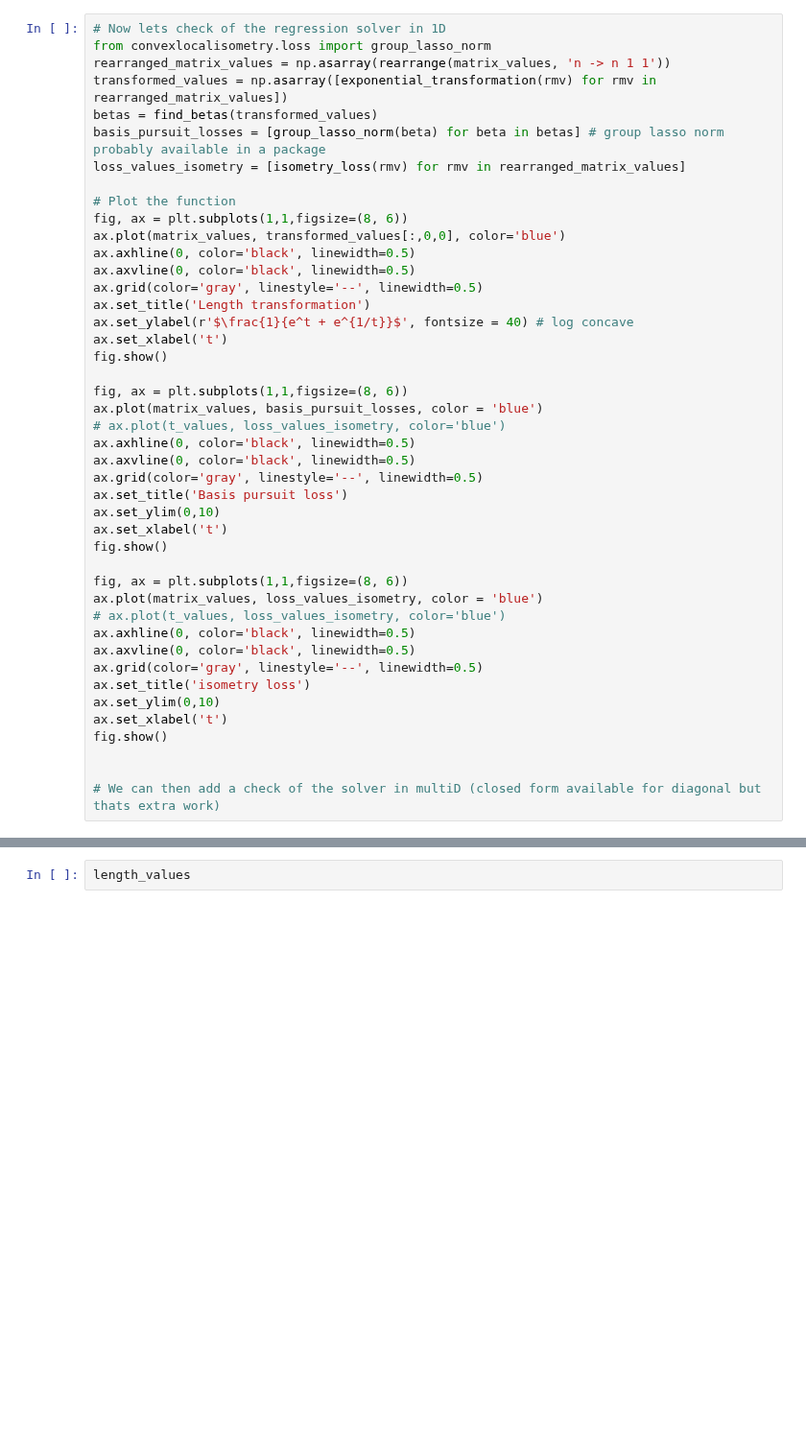
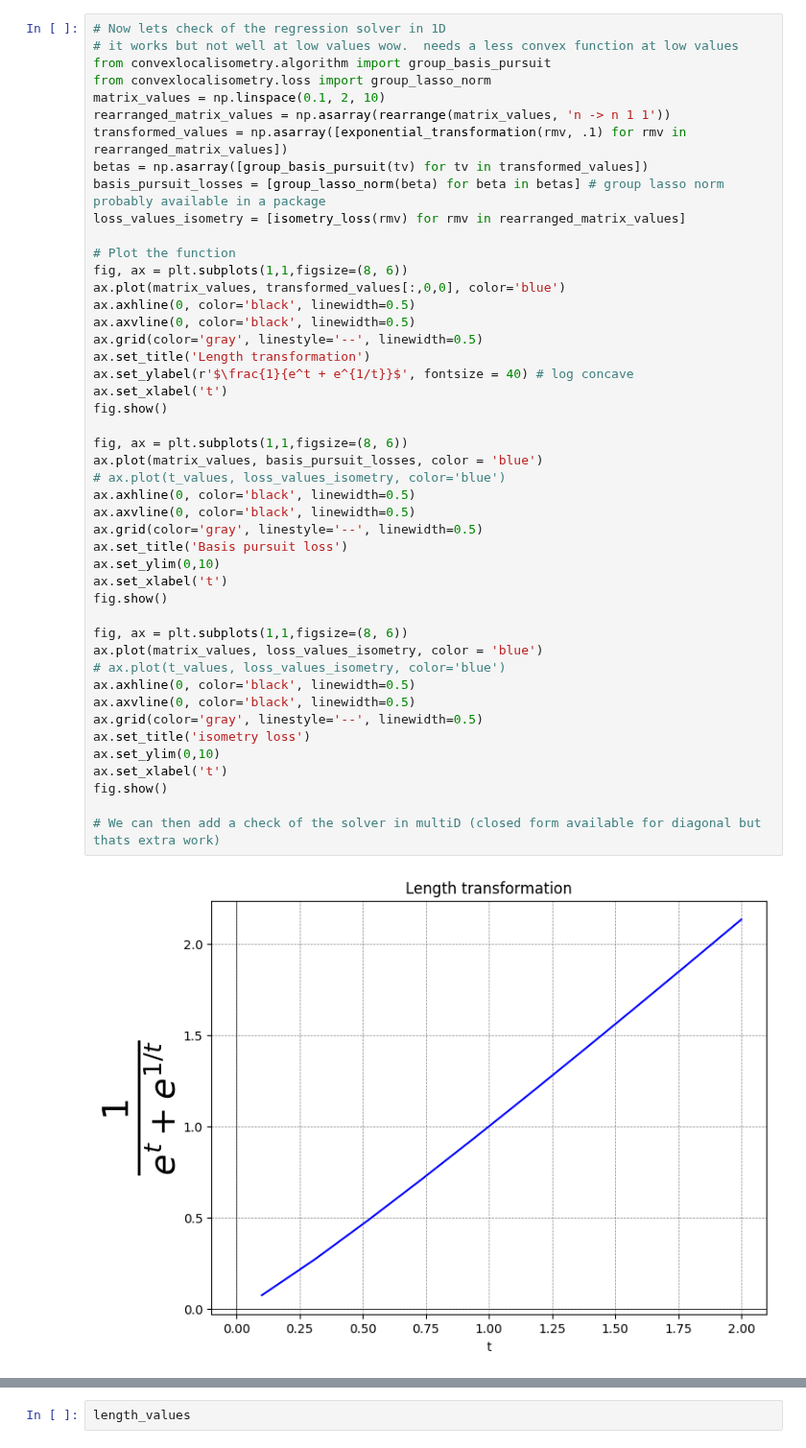
Before and after one commit to sjkoelle/isometry-pursuit, a Jupyter notebook: logsumexp_matrix_experiment.ipynb, the cells around one changed output, grey strips where cells are left out. Shown at 96% size. Drawn from its saved outputs; the diff is of its cells as text; blank space fills up the shorter version.

```diff
--- a/logsumexp_matrix_experiment.ipynb
+++ b/logsumexp_matrix_experiment.ipynb
@@ -155,9 +158,12 @@ fig.show()
 # %%
 # Now lets check of the regression solver in 1D
+# it works but not well at low values wow.  needs a less convex function at low values
+from convexlocalisometry.algorithm import group_basis_pursuit
 from convexlocalisometry.loss import group_lasso_norm
+matrix_values = np.linspace(0.1, 2, 10)
 rearranged_matrix_values = np.asarray(rearrange(matrix_values, 'n -> n 1 1'))
-transformed_values = np.asarray([exponential_transformation(rmv) for rmv in rearranged_matrix_values])
-betas = find_betas(transformed_values)
+transformed_values = np.asarray([exponential_transformation(rmv, .1) for rmv in rearranged_matrix_values])
+betas = np.asarray([group_basis_pursuit(tv) for tv in transformed_values])
 basis_pursuit_losses = [group_lasso_norm(beta) for beta in betas] # group lasso norm probably available in a package
 loss_values_isometry = [isometry_loss(rmv) for rmv in rearranged_matrix_values]
 
@@ -168,31 +174,32 @@ ax.axhline(0, color='black', linewidth=0.5)
 ax.axvline(0, color='black', linewidth=0.5)
 ax.grid(color='gray', linestyle='--', linewidth=0.5)
 ax.set_title('Length transformation')
 ax.set_ylabel(r'$\frac{1}{e^t + e^{1/t}}$', fontsize = 40) # log concave
 ax.set_xlabel('t')
 fig.show()
 
 fig, ax = plt.subplots(1,1,figsize=(8, 6))
 ax.plot(matrix_values, basis_pursuit_losses, color = 'blue')
 # ax.plot(t_values, loss_values_isometry, color='blue')
 ax.axhline(0, color='black', linewidth=0.5)
 ax.axvline(0, color='black', linewidth=0.5)
 ax.grid(color='gray', linestyle='--', linewidth=0.5)
 ax.set_title('Basis pursuit loss')
 ax.set_ylim(0,10)
 ax.set_xlabel('t')
 fig.show()
 
 fig, ax = plt.subplots(1,1,figsize=(8, 6))
 ax.plot(matrix_values, loss_values_isometry, color = 'blue')
 # ax.plot(t_values, loss_values_isometry, color='blue')
 ax.axhline(0, color='black', linewidth=0.5)
 ax.axvline(0, color='black', linewidth=0.5)
 ax.grid(color='gray', linestyle='--', linewidth=0.5)
 ax.set_title('isometry loss')
 ax.set_ylim(0,10)
 ax.set_xlabel('t')
 fig.show()
 
-
 # We can then add a check of the solver in multiD (closed form available for diagonal but thats extra work)
+# %% [output]
+[figure, added]
```
Also changed, not shown: parts of 11 cells of this notebook, 5 other files.
